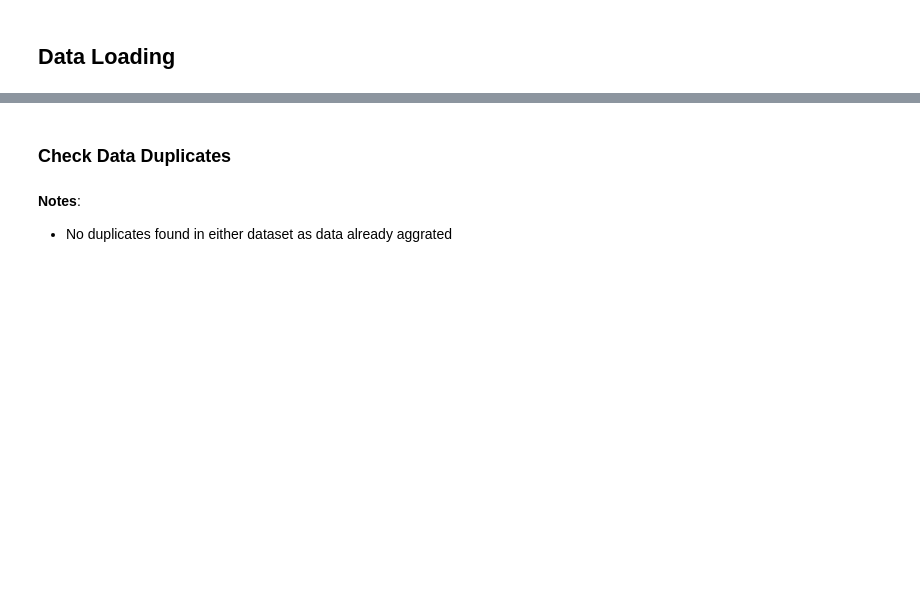
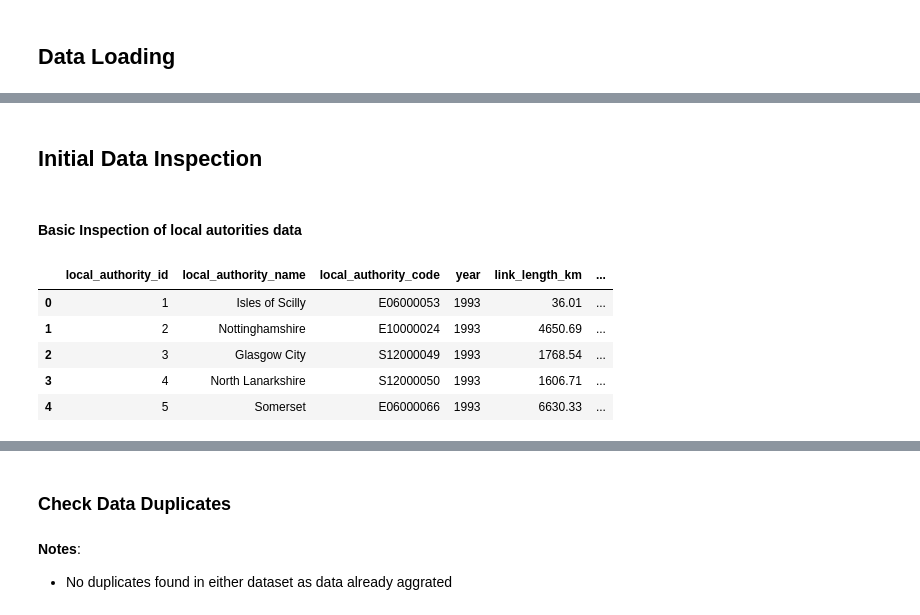
Before and after one commit to Emillia-rosette/traffic-volume-analysis, a Jupyter notebook: notebooks/01-data-loading-cleaning.ipynb, the cells around one changed output, grey strips where cells are left out. Saved outputs shown, nothing was run; the diff lists cells and outputs as text; code cells hidden in the pictures; blank space fills up the shorter version.

```diff
--- a/notebooks/01-data-loading-cleaning.ipynb
+++ b/notebooks/01-data-loading-cleaning.ipynb
@@ -23 +12,4 @@ pd_count_points.sample()
+# %%
+# Local authority traffic figures give the total volume (vehicle miles) of traffic across each local authority for the whole year.
+pd_local_points = pd.read_csv('../data/uk_data/local_authority_traffic.csv')
 # %%
@@ -78 +39,14 @@ Index(['count_point_id', 'direction_of_travel', 'year', 'count_date', 'hour',
       dtype='object')
+# %% [markdown]
+## Initial Data Inspection
+# %% [markdown]
+#### Basic Inspection of local autorities data
+# %%
+pd_local_points.head()
+# %% [output]
+|  | local_authority_id | local_authority_name | local_authority_code | year | link_length_km | ... |
+| 0 | 1 | Isles of Scilly | E06000053 | 1993 | 36.01 | ... |
+| 1 | 2 | Nottinghamshire | E10000024 | 1993 | 4650.69 | ... |
+| 2 | 3 | Glasgow City | S12000049 | 1993 | 1768.54 | ... |
+| 3 | 4 | North Lanarkshire | S12000050 | 1993 | 1606.71 | ... |
+| 4 | 5 | Somerset | E06000066 | 1993 | 6630.33 | ... |
```
Also changed, not shown: parts of 56 cells of this notebook.
